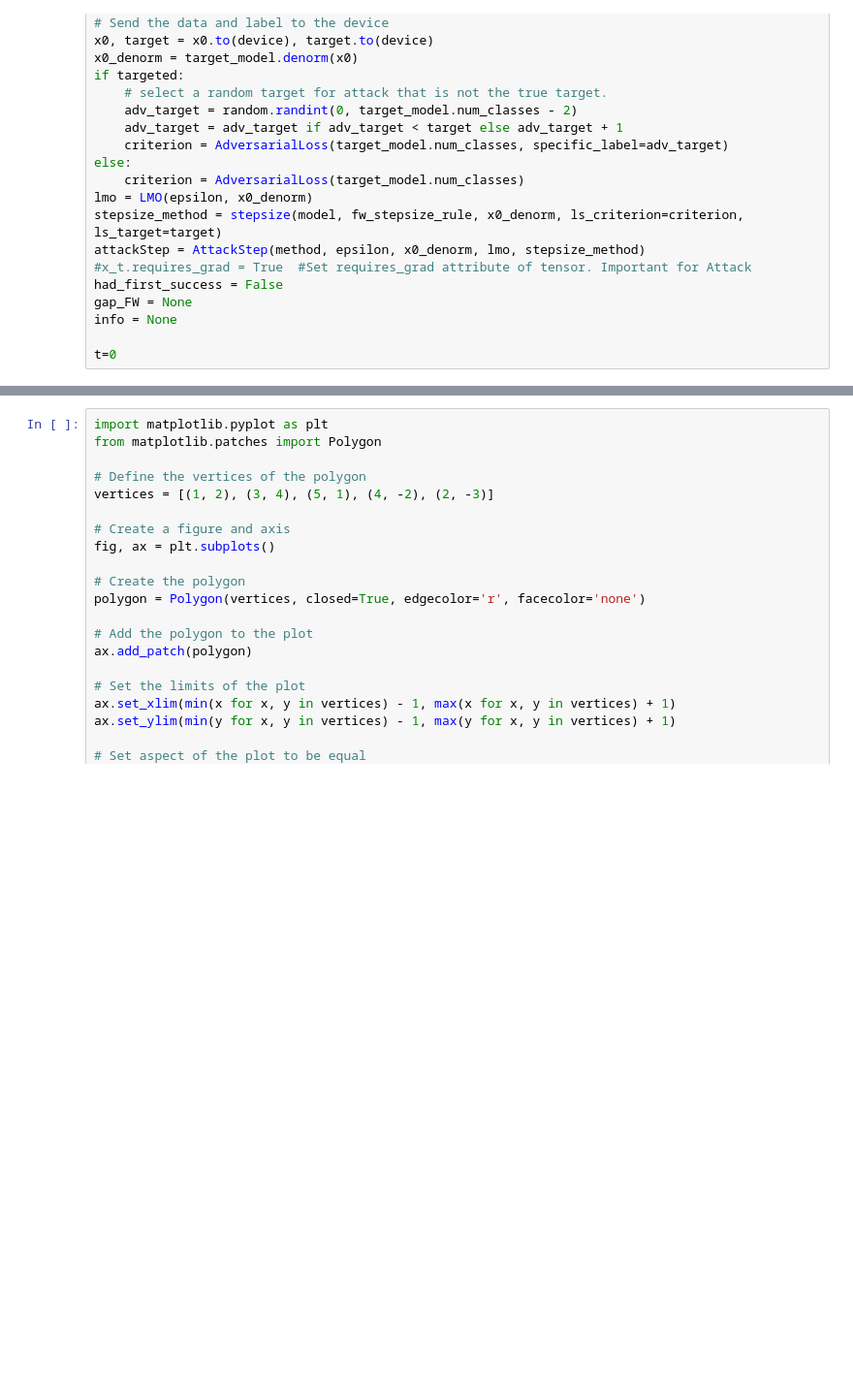
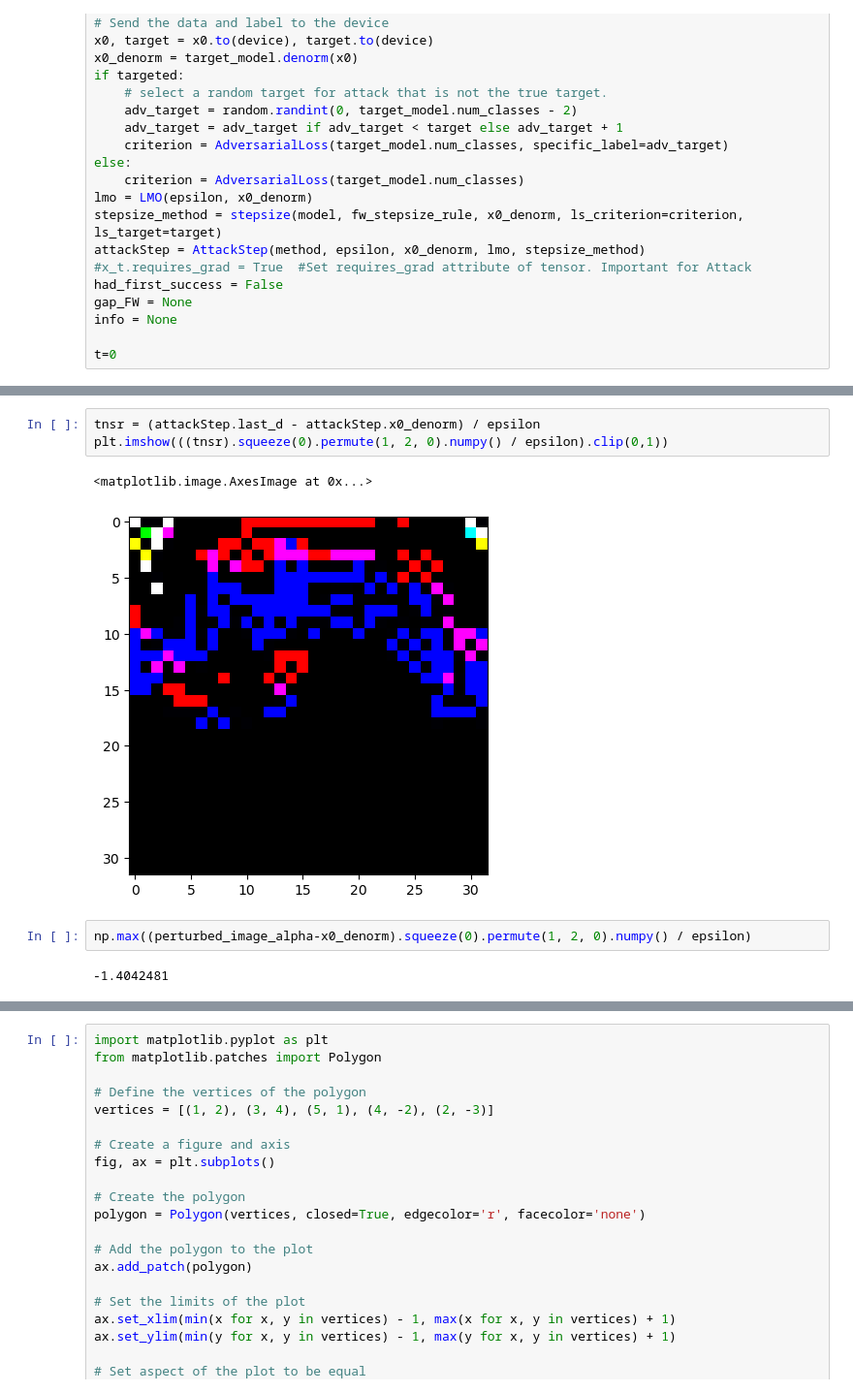
Before and after one commit to TannerAGraves/FW-variants-for-WB-Adversarial-Attacks, a Jupyter notebook: test attacks.ipynb, the cells around one changed output, grey strips where cells are left out. Shown at 97% size. Saved outputs shown, nothing was run; the diff lists cells and outputs as text; blank space fills up the shorter version.

```diff
--- a/test attacks.ipynb
+++ b/test attacks.ipynb
@@ -175 +227,11 @@ Clipping input data to the valid range for imshow with RGB data ([0..1] for floa
+# %%
+tnsr = (attackStep.last_d - attackStep.x0_denorm) / epsilon
+plt.imshow(((tnsr).squeeze(0).permute(1, 2, 0).numpy() / epsilon).clip(0,1))
+# %% [output]
+<matplotlib.image.AxesImage at 0x...>
+[figure, added]
+# %%
+np.max((perturbed_image_alpha-x0_denorm).squeeze(0).permute(1, 2, 0).numpy() / epsilon)
+# %% [output]
+-1.4042481
 # %%
```
Also changed, not shown: parts of 9 cells of this notebook, 1 other file.
